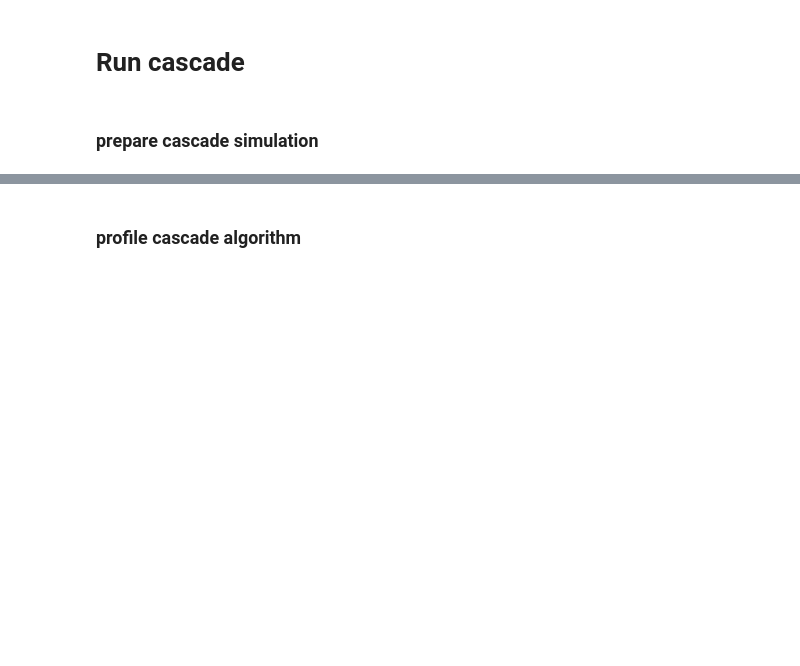
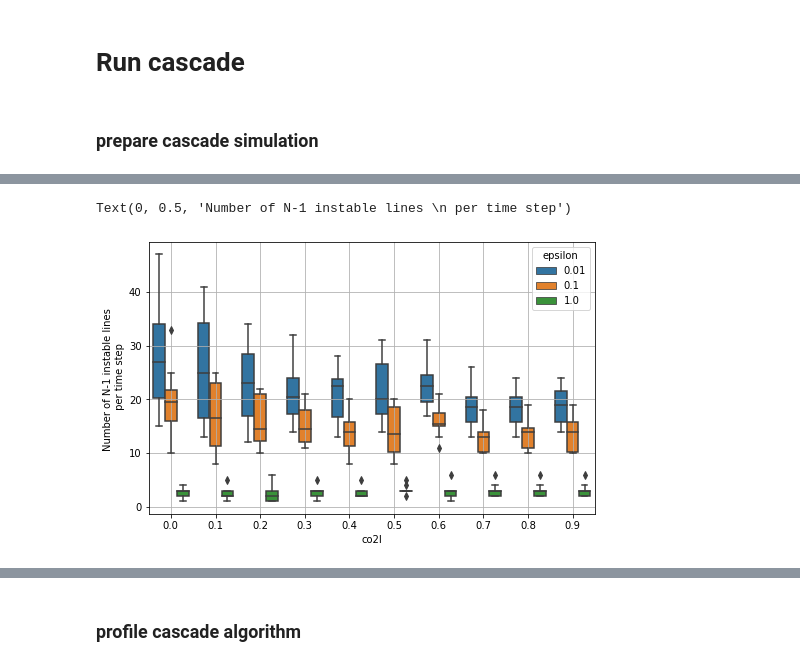
Before and after one commit to maurizio-titz/Power-system-split, a Jupyter notebook: notebooks/compare_sclopf_lopf_results.ipynb, the cells around one changed output, grey strips where cells are left out. Cells and saved outputs as stored; diff of their text form; code cells hidden in the pictures; blank space fills up the shorter version.

```diff
--- a/notebooks/compare_sclopf_lopf_results.ipynb
+++ b/notebooks/compare_sclopf_lopf_results.ipynb
@@ -447,0 +524,8 @@ INFO:pypsa.io:Imported network sclopf-elec_s_800_ec_lv1.0_Co2L0.5-3H.nc has buse
+# %%
+fig, ax = plt.subplots(figsize=(8,5))
+sns.boxplot(data=cascade_results.groupby(by=['co2l', 'epsilon', 'snapshot']).size().to_frame('number').reset_index(), x='co2l', y='number', hue='epsilon', ax=ax)
+ax.grid()
+ax.set_ylabel('Number of N-1 instable lines \n per time step')
+# %% [output]
+Text(0, 0.5, 'Number of N-1 instable lines \n per time step')
+[figure, added]
```
Also changed, not shown: parts of 16 cells of this notebook.
